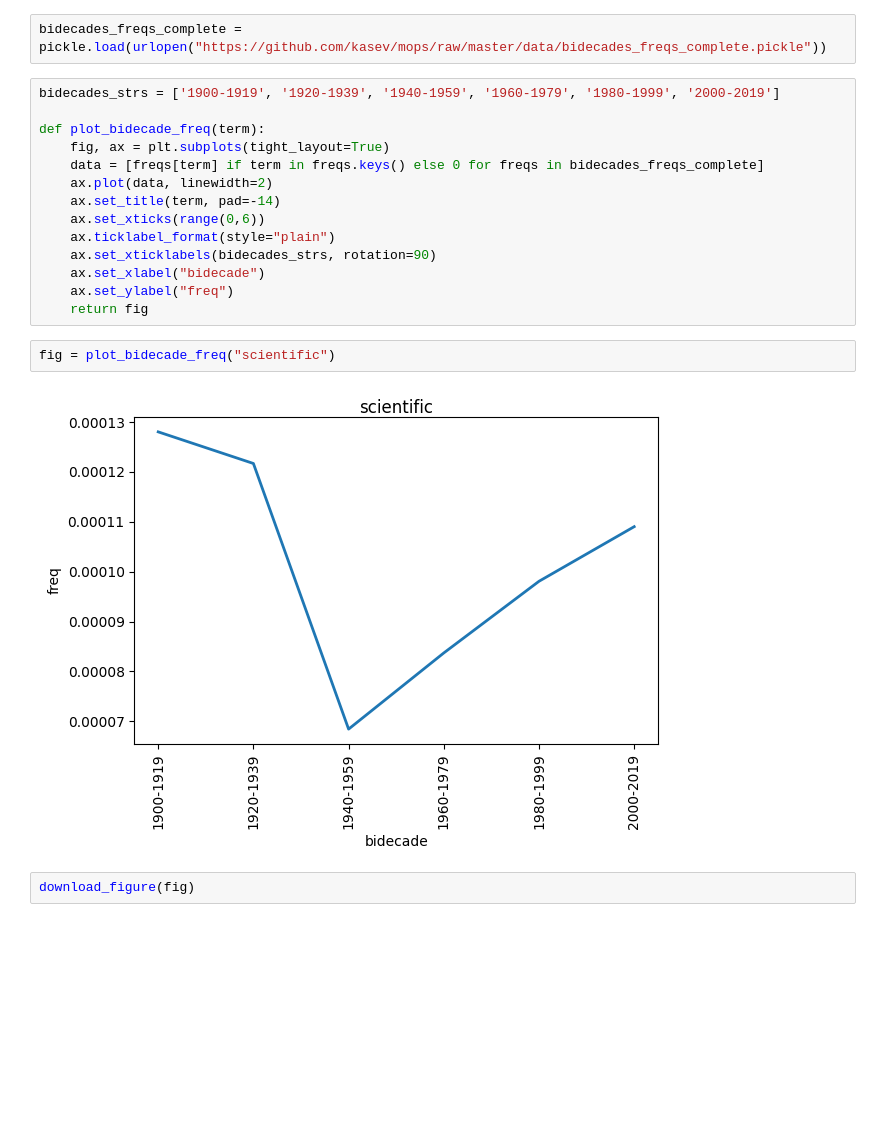
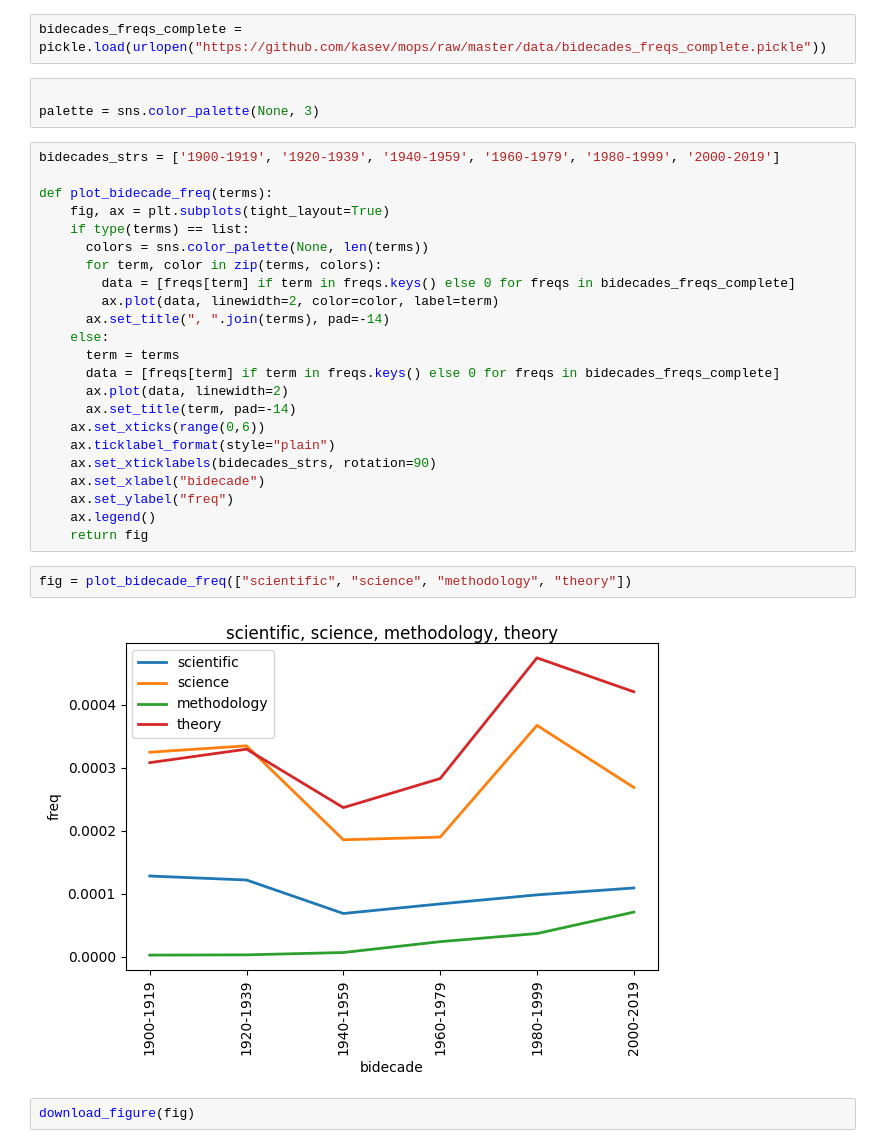
Before and after one commit to kasev/mops, a Jupyter notebook: scripts/freqs_explorations.ipynb, the cells around one changed output. Cells and saved outputs as stored; diff of their text form; blank space fills up the shorter version.

Commit message:
plot multiple terms at once

```diff
--- a/scripts/freqs_explorations.ipynb
+++ b/scripts/freqs_explorations.ipynb
@@ -18,23 +19,35 @@ def download_figure(fig=None, filename=None):
   files.download(filename)
 # %%
 bidecades_freqs_complete = pickle.load(urlopen("https://github.com/kasev/mops/raw/master/data/bidecades_freqs_complete.pickle"))
+# %%
+
+palette = sns.color_palette(None, 3)
 # %%
 bidecades_strs = ['1900-1919', '1920-1939', '1940-1959', '1960-1979', '1980-1999', '2000-2019']
 
-def plot_bidecade_freq(term):
+def plot_bidecade_freq(terms):
     fig, ax = plt.subplots(tight_layout=True)
-    data = [freqs[term] if term in freqs.keys() else 0 for freqs in bidecades_freqs_complete]
-    ax.plot(data, linewidth=2)
-    ax.set_title(term, pad=-14)
+    if type(terms) == list:
+      colors = sns.color_palette(None, len(terms))
+      for term, color in zip(terms, colors):
+        data = [freqs[term] if term in freqs.keys() else 0 for freqs in bidecades_freqs_complete]
+        ax.plot(data, linewidth=2, color=color, label=term)
+      ax.set_title(", ".join(terms), pad=-14)
+    else:
+      term = terms
+      data = [freqs[term] if term in freqs.keys() else 0 for freqs in bidecades_freqs_complete]
+      ax.plot(data, linewidth=2)
+      ax.set_title(term, pad=-14)
     ax.set_xticks(range(0,6))
     ax.ticklabel_format(style="plain")
     ax.set_xticklabels(bidecades_strs, rotation=90)
     ax.set_xlabel("bidecade")
     ax.set_ylabel("freq")
+    ax.legend()
     return fig
 # %%
-fig = plot_bidecade_freq("scientific")
+fig = plot_bidecade_freq(["scientific", "science", "methodology", "theory"])
 # %% [output]
-[figure, old version]
+[figure, new version]
 # %%
 download_figure(fig)
```
Also changed, not shown: parts of 1 cell of this notebook.
